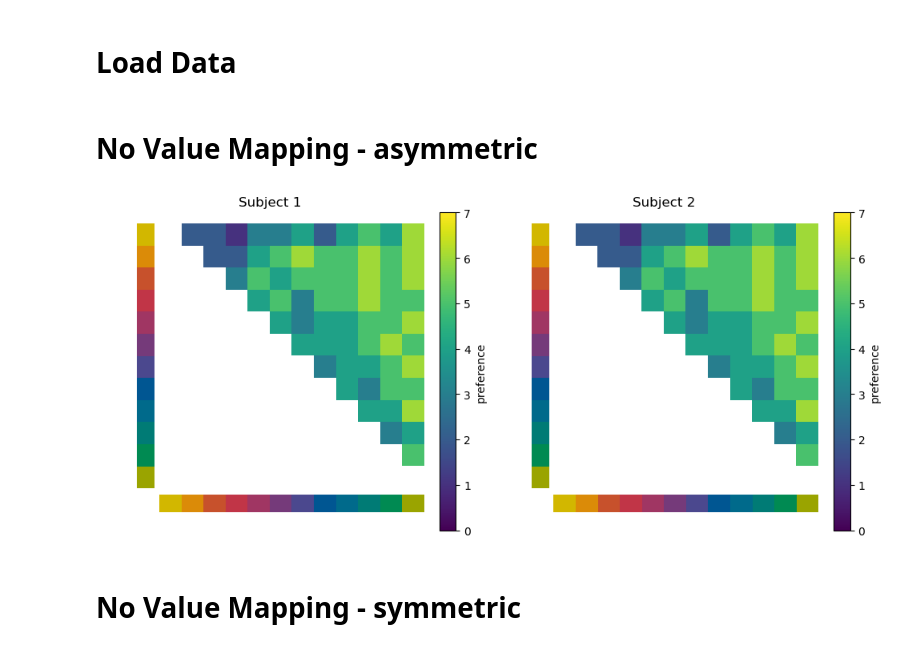
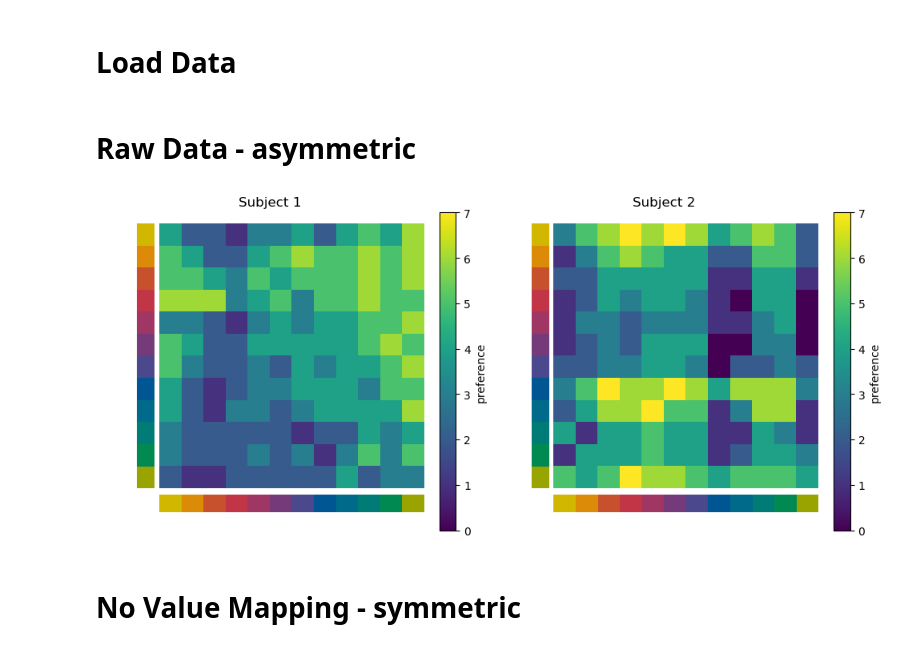
Before and after one commit to MtKana/GWOT_colorprefrencequalia, a Jupyter notebook: GWOT_2024_9.ipynb, the cells around one changed output. Saved outputs shown, nothing was run; the diff lists cells and outputs as text; code cells hidden in the pictures.

```diff
--- a/GWOT_2024_9.ipynb
+++ b/GWOT_2024_9.ipynb
@@ -272,7 +272,7 @@ for c1, c2, tp in zip(colour1_1, colour2_1, target_preference_1):
     matrix_1[I, j] = tp
 
 # Load the second CSV file
-df_PM2 = pd.read_csv('raw_data/color_preference_qualia/239485_mike_kana_colourPreferenceQualia_2024-09-26_10h56.02.764.csv')
+df_PM2 = pd.read_csv('raw_data/color_preference_qualia/721430_angus_kana_colourPreferenceQualia_2024-09-25_11h22.04.672.csv')
 
 # Extract columns
 colour1_2 = df_PM2['colour1']
@@ -284,5 +284,3 @@ for c1, c2, tp in zip(colour1_2, colour2_2, target_preference_2):
     I = colour_index[c1]
     j = colour_index[c2]
     matrix_2[I, j] = tp
-# %% [markdown]
-# No Value Mapping - asymmetric
@@ -317,6 +287,8 @@ no_value_mapping_2_df = pd.DataFrame(no_value_mapping_2, index=unique_colours, c
+# %% [markdown]
+# Raw Data - asymmetric
 # %%
-show_heatmaps(0, 7, matrices=[no_value_mapping_1, no_value_mapping_2], titles=['Subject 1', 'Subject 2'], cbar_label="preference", color_labels=unique_colours)
+show_heatmaps(0, 7, matrices=[matrix_1, matrix_2], titles=['Subject 1', 'Subject 2'], cbar_label="preference", color_labels=unique_colours)
 # %% [output]
-[figure, old version]
+[figure, new version]
 # %% [markdown]
 # No Value Mapping - symmetric
```
Also changed, not shown: parts of 34 cells of this notebook.
